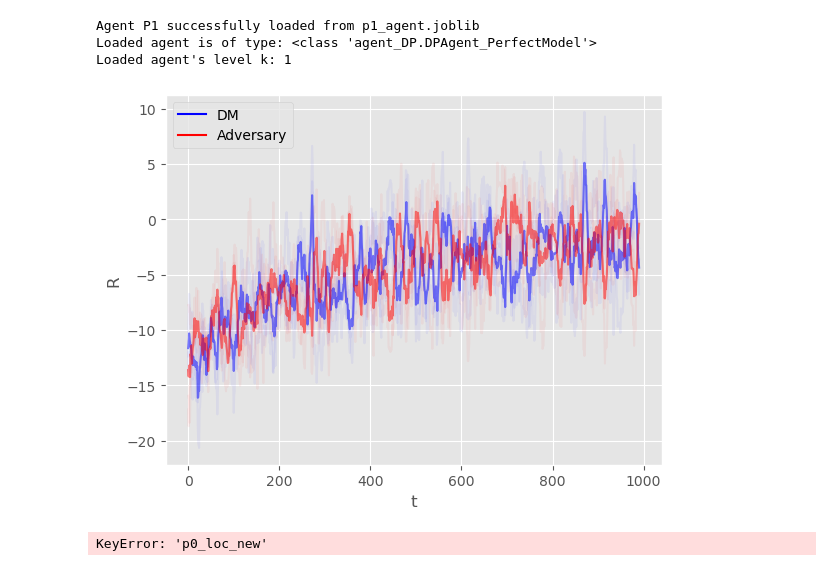
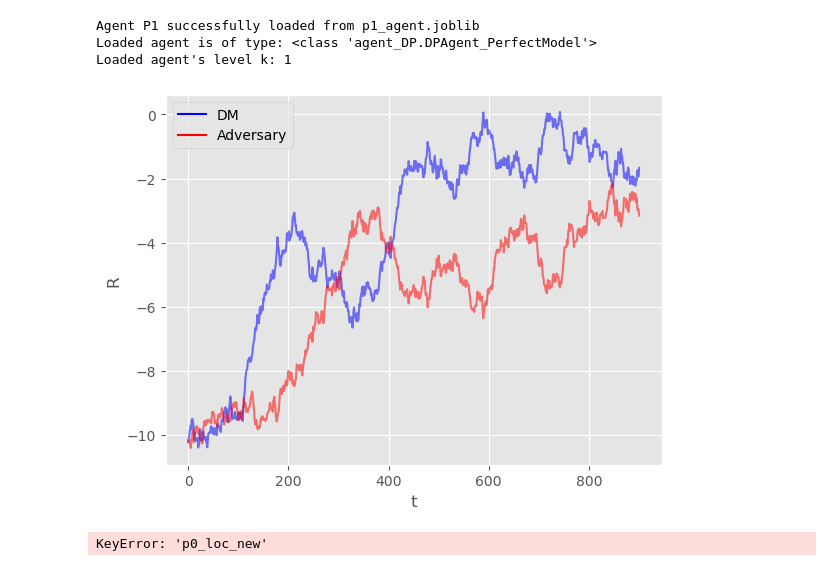
Before and after one commit to Ruzejjur/ARAMARL_TMDP_DP, a Jupyter notebook: TMDP_DP/Experiments_CoinGame_DP.ipynb, the cells around one changed output. Drawn from its saved outputs; the diff is of its cells as text; code cells hidden in the pictures.

```diff
--- a/TMDP_DP/Experiments_CoinGame_DP.ipynb
+++ b/TMDP_DP/Experiments_CoinGame_DP.ipynb
@@ -25,7 +25,7 @@ Agents package successfully initialized.
 ## Setup experiment 1
 
 # Number of experiments
-N_EXP = 3
+N_EXP = 1
 
 # Size of single dimension of the square grid
 grid_size = 5
@@ -297,7 +297,7 @@ for n in tqdm(range(N_EXP), desc="Experiments"):
     #                        epsilon=linear_epsilon_decay_arr[0], gamma=gamma, beta = 1)
 
     P2 = LevelKDPAgent_Stationary(
-        k=1,
+        k=2,
         action_space=np.array(range(len(env.combined_actions))),
         opponent_action_space=np.array(range(len(env.combined_actions))),
         lower_level_k_epsilon=linear_epsilon_decay_arr[0],
@@ -343,7 +343,7 @@ for n in tqdm(range(N_EXP), desc="Experiments"):
 
 
     P1 = LevelKDPAgent_Stationary(
-        k=1,
+        k=3,
         action_space=np.array(range(len(env.combined_actions))),
         opponent_action_space=np.array(range(len(env.combined_actions))),
         lower_level_k_epsilon=linear_epsilon_decay_arr[0],
@@ -526,9 +526,9 @@ Agent P1 successfully loaded from p1_agent.joblib
 Loaded agent is of type: <class 'agent_DP.DPAgent_PerfectModel'>
 Loaded agent's level k: 1
 # %%
-plot(r0ss, r1ss, moving_average_window_size=10, dir = None)
+plot(r0ss, r1ss, moving_average_window_size=100, dir = None)
 # %% [output]
-[figure, old version]
+[figure, new version]
 # %%
 experiment_num_to_display = 1
 epoch_idx_to_display = 999
```
Also changed, not shown: 2 other files.
